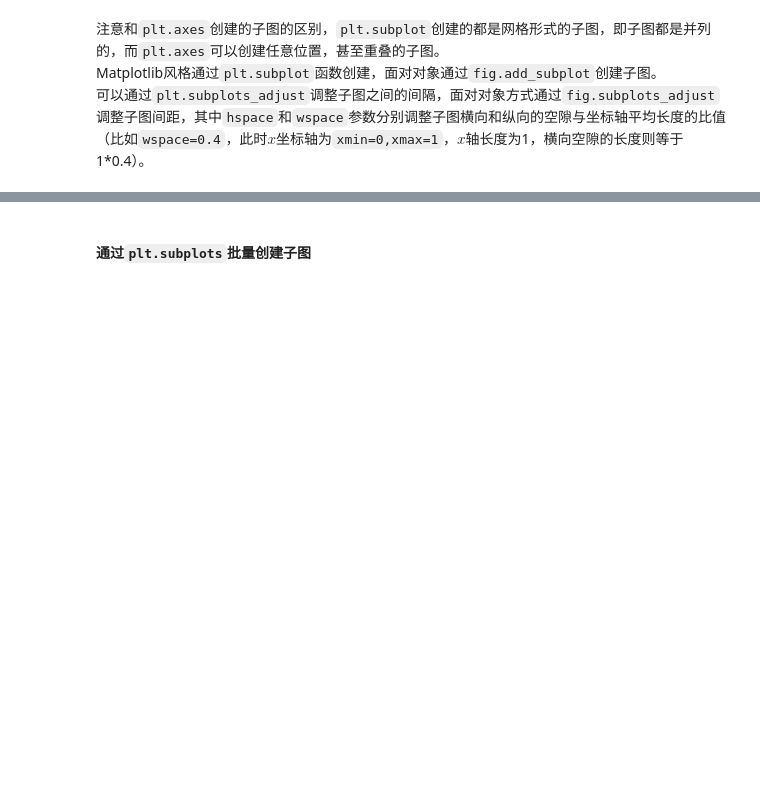
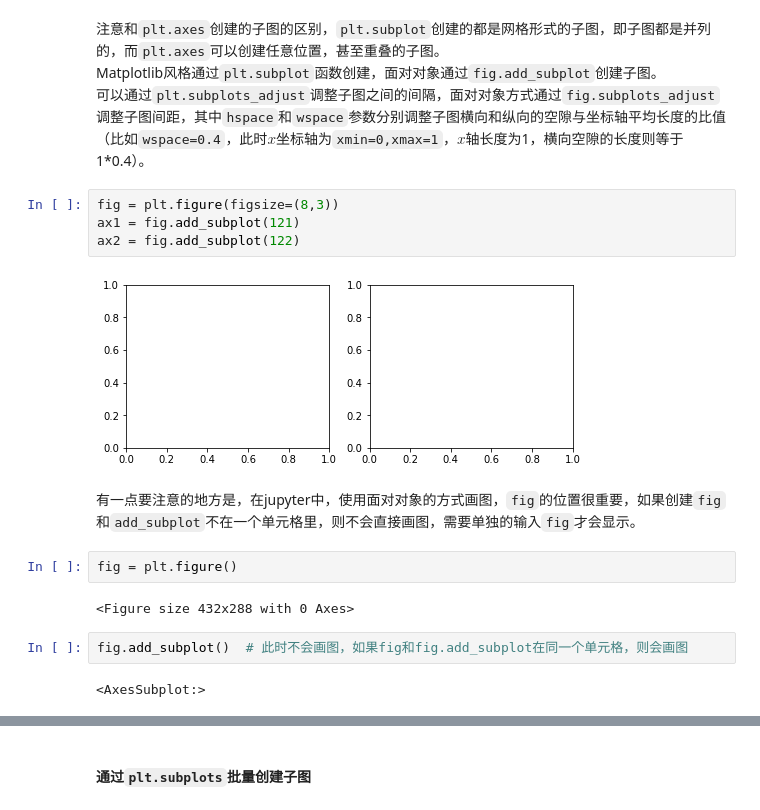
Before and after one commit to telecomshy/Python-Private-Manual, a Jupyter notebook: Python数据分析私房手册/数据分析私房手册-Matplotlib&Seaborn.ipynb, the cells around one changed output, grey strips where cells are left out. Cells and saved outputs as stored; diff of their text form; blank space fills up the shorter version.

```diff
--- a/Python数据分析私房手册/数据分析私房手册-Matplotlib&Seaborn.ipynb
+++ b/Python数据分析私房手册/数据分析私房手册-Matplotlib&Seaborn.ipynb
@@ -302,3 +302,19 @@ ax2.plot(np.cos(x));
 注意和`plt.axes`创建的子图的区别，`plt.subplot`创建的都是网格形式的子图，即子图都是并列的，而`plt.axes`可以创建任意位置，甚至重叠的子图。
 Matplotlib风格通过`plt.subplot`函数创建，面对对象通过`fig.add_subplot`创建子图。
 可以通过`plt.subplots_adjust`调整子图之间的间隔，面对对象方式通过`fig.subplots_adjust`调整子图间距，其中`hspace`和`wspace`参数分别调整子图横向和纵向的空隙与坐标轴平均长度的比值（比如`wspace=0.4`，此时$x$坐标轴为`xmin=0,xmax=1`，$x$轴长度为1，横向空隙的长度则等于1*0.4）。
+# %%
+fig = plt.figure(figsize=(8,3))
+ax1 = fig.add_subplot(121)
+ax2 = fig.add_subplot(122)
+# %% [output]
+[figure, added]
+# %% [markdown]
+有一点要注意的地方是，在jupyter中，使用面对对象的方式画图，`fig`的位置很重要，如果创建`fig`和`add_subplot`不在一个单元格里，则不会直接画图，需要单独的输入`fig`才会显示。
+# %%
+fig = plt.figure()
+# %% [output]
+<Figure size 432x288 with 0 Axes>
+# %%
+fig.add_subplot()  # 此时不会画图，如果fig和fig.add_subplot在同一个单元格，则会画图
+# %% [output]
+<AxesSubplot:>
```
Also changed, not shown: parts of 7 cells of this notebook, 19 other files.
